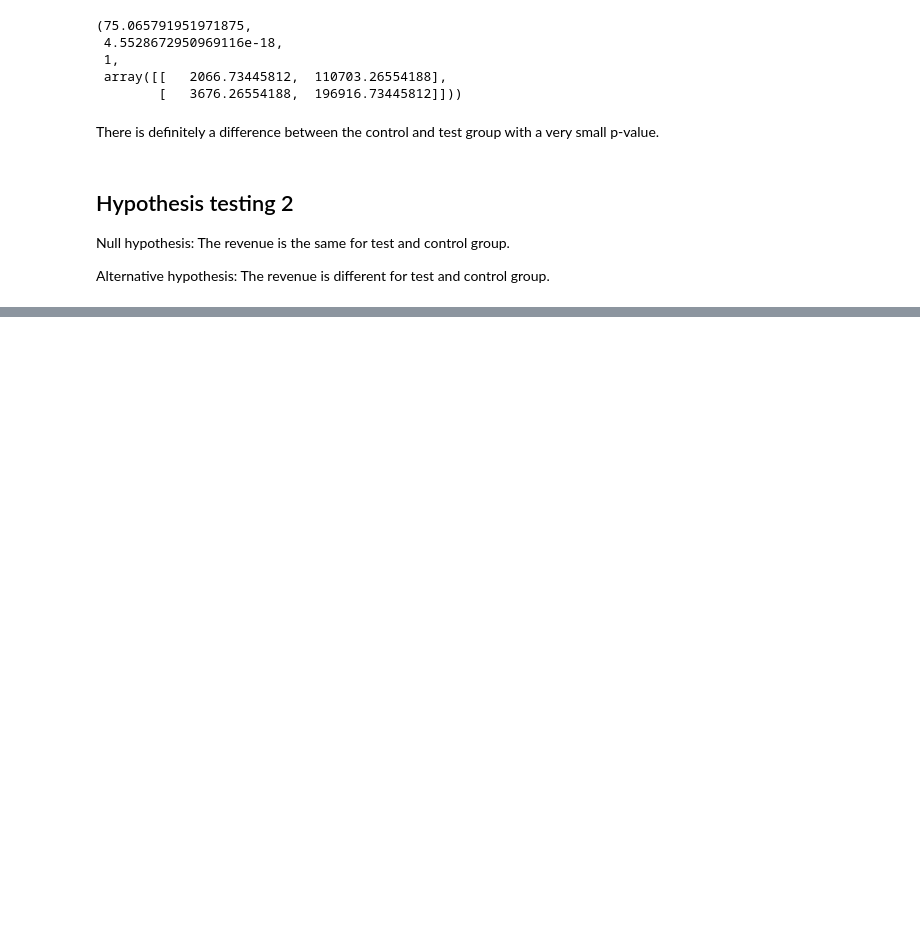
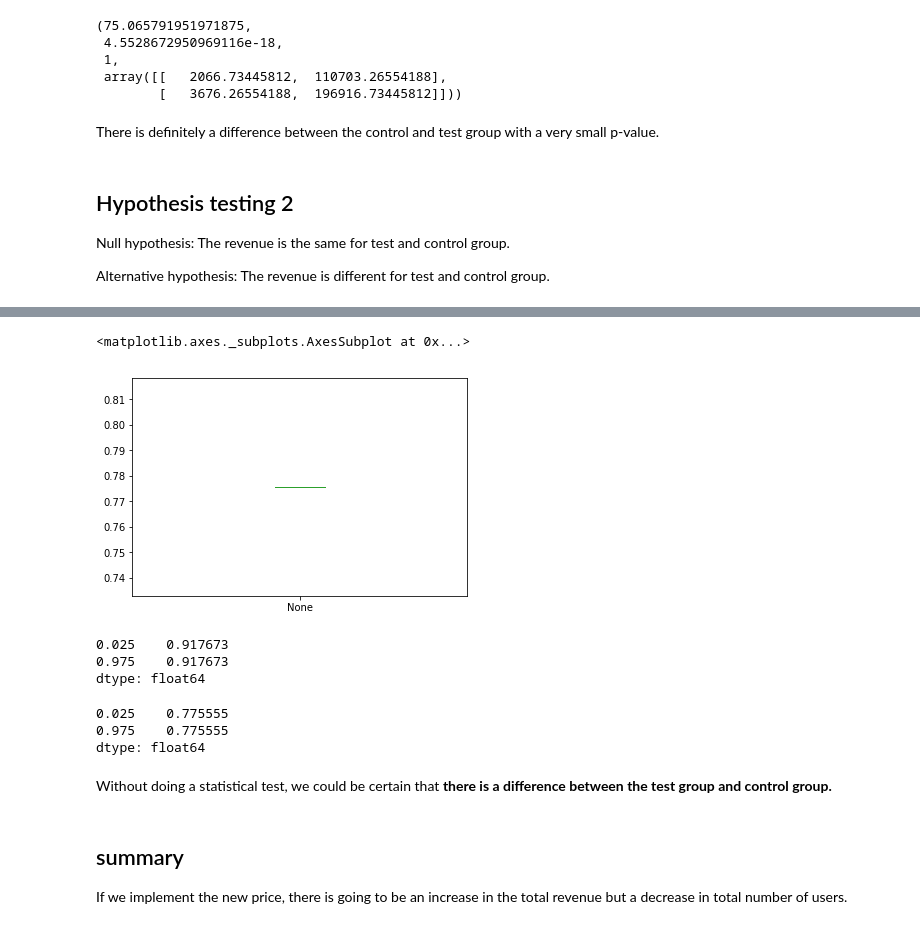
Before and after one commit to BrynRonalds/price_ab_test, a Jupyter notebook: Pricing_test.ipynb, the cells around one changed output, grey strips where cells are left out. Cells and saved outputs as stored; diff of their text form; code cells hidden in the pictures; blank space fills up the shorter version.

```diff
--- a/Pricing_test.ipynb
+++ b/Pricing_test.ipynb
@@ -305,0 +367,3 @@ Alternative hypothesis: The revenue is different for test and control group.
+# %%
+control_data = clean_results[(clean_results.test == 0)]
+control_mean_revenue = bootstrap_mean(control_data['revenue'], bootstrap_num = 100)
@@ -305,0 +375,23 @@ Alternative hypothesis: The revenue is different for test and control group.
+# %%
+control_mean_revenue.plot(kind ='box')
+# %% [output]
+<matplotlib.axes._subplots.AxesSubplot at 0x...>
+[figure, added]
+# %%
+test_mean_revenue.quantile([0.025, 0.975])
+# %% [output]
+0.025    0.917673
+0.975    0.917673
+dtype: float64
+# %%
+control_mean_revenue.quantile([0.025, 0.975])
+# %% [output]
+0.025    0.775555
+0.975    0.775555
+dtype: float64
+# %% [markdown]
+Without doing a statistical test, we could be certain that **there is a difference between the test group and control group.**
+# %% [markdown]
+## summary
+
+If we implement the new price, there is going to be an increase in the total revenue but a decrease in total number of users.
```
Also changed, not shown: parts of 14 cells of this notebook, 1 other file.
